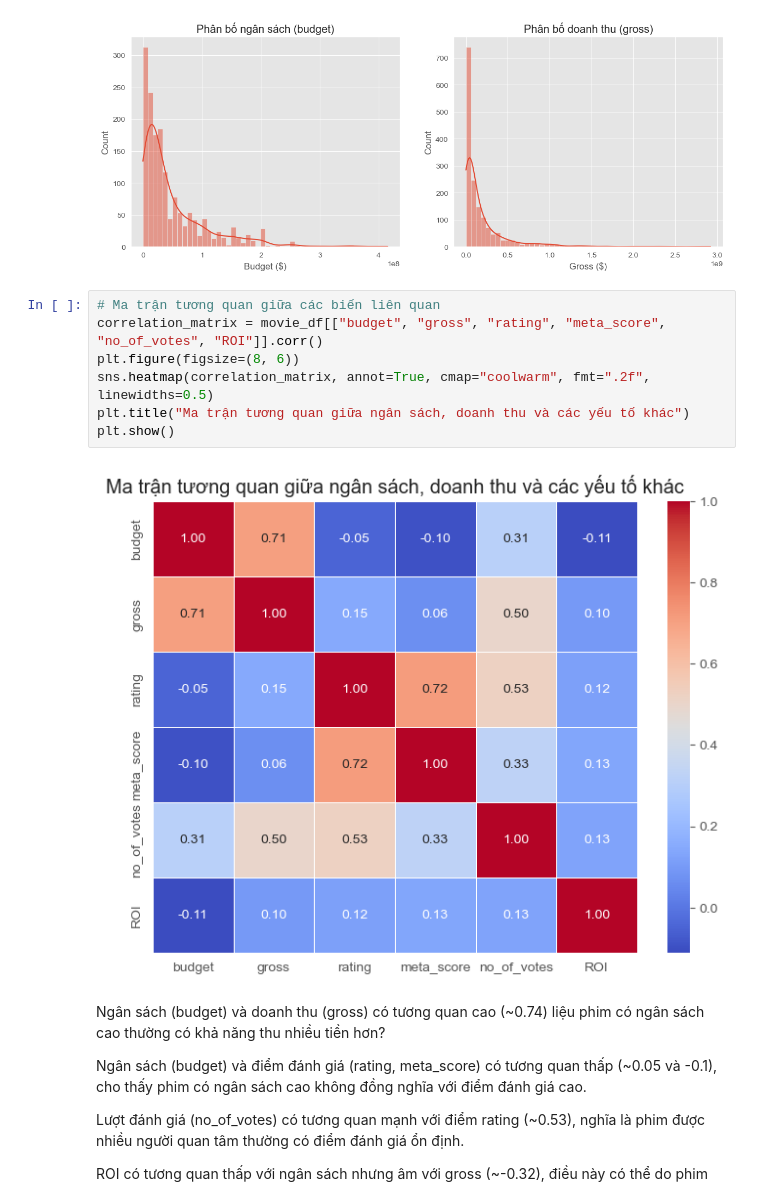
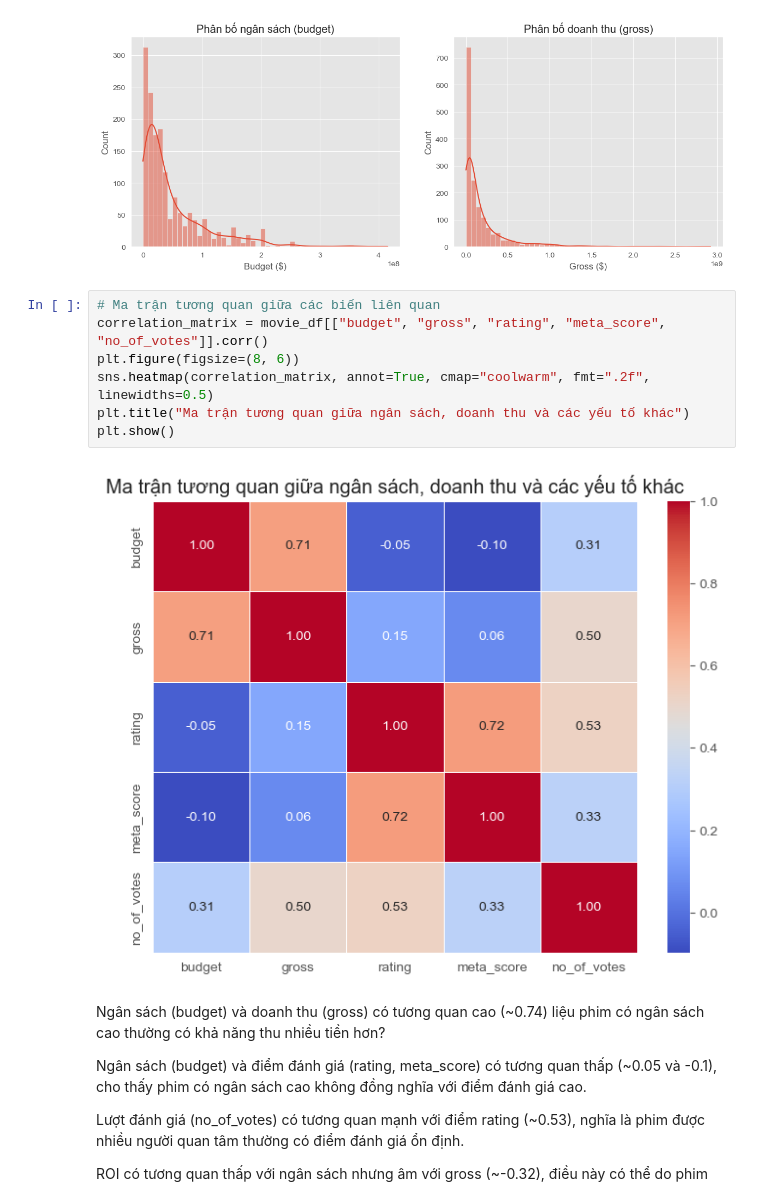
Before and after one commit to phuocnguyen2412/movie-analyst, a Jupyter notebook: budget_revenue_analyst.ipynb, the cells around one changed output. Cells and saved outputs as stored; diff of their text form.

```diff
--- a/budget_revenue_analyst.ipynb
+++ b/budget_revenue_analyst.ipynb
@@ -87,13 +87,13 @@ plt.show()
 [figure]
 # %%
 # Ma trận tương quan giữa các biến liên quan
-correlation_matrix = movie_df[["budget", "gross", "rating", "meta_score", "no_of_votes", "ROI"]].corr()
+correlation_matrix = movie_df[["budget", "gross", "rating", "meta_score", "no_of_votes"]].corr()
 plt.figure(figsize=(8, 6))
 sns.heatmap(correlation_matrix, annot=True, cmap="coolwarm", fmt=".2f", linewidths=0.5)
 plt.title("Ma trận tương quan giữa ngân sách, doanh thu và các yếu tố khác")
 plt.show()
 # %% [output]
-[figure, old version]
+[figure, new version]
 # %% [markdown]
 Ngân sách (budget) và doanh thu (gross) có tương quan cao (~0.74) liệu phim có ngân sách cao thường có khả năng thu nhiều tiền hơn?
 
```
Also changed, not shown: parts of 1 cell of this notebook, 7 other files.
